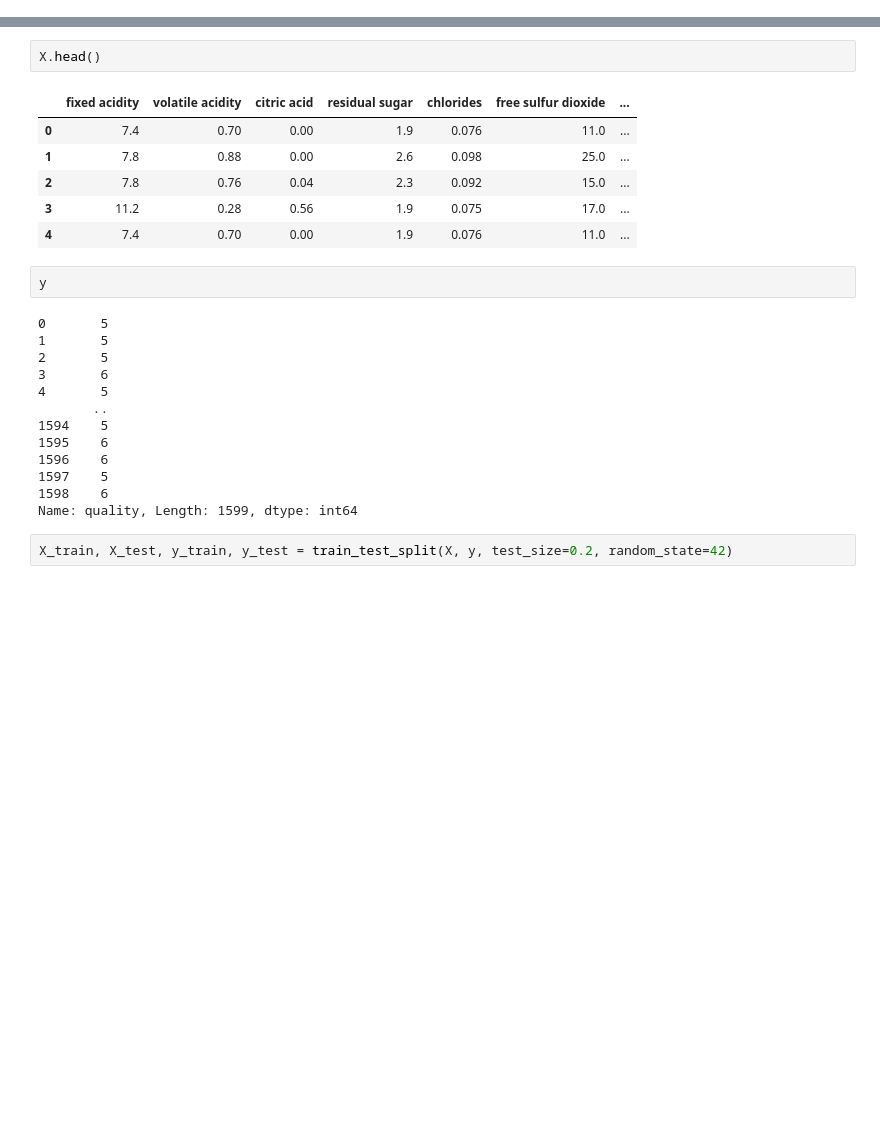
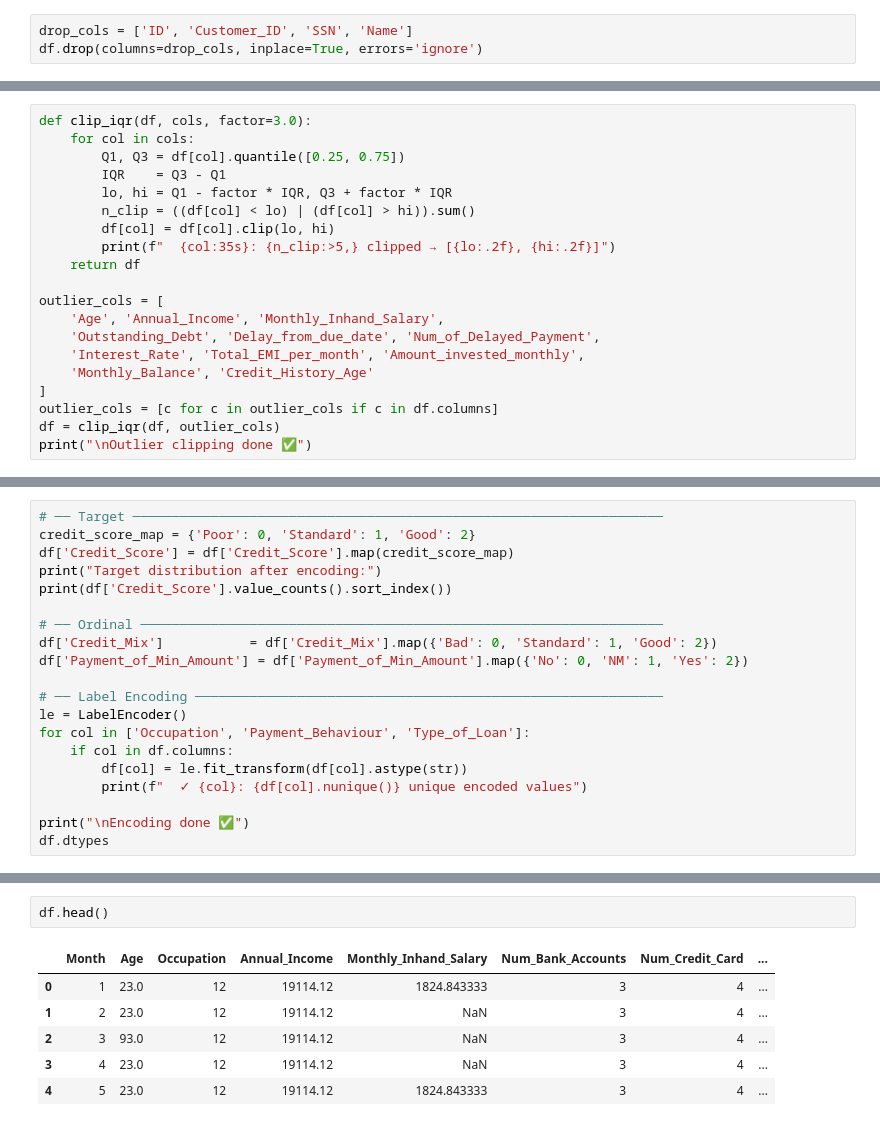
Before and after one commit to adesaputraa12/credit-scoring-Project, a Jupyter notebook: research/Expriement.ipynb, the cells around one changed output, grey strips where cells are left out. Saved outputs shown, nothing was run; the diff lists cells and outputs as text; blank space fills up the shorter version.

```diff
--- a/research/Expriement.ipynb
+++ b/research/Expriement.ipynb
@@ -76,0 +97,3 @@ y = df["quality"]
+# %%
+drop_cols = ['ID', 'Customer_ID', 'SSN', 'Name']
+df.drop(columns=drop_cols, inplace=True, errors='ignore')
@@ -76,0 +347,20 @@ y = df["quality"]
+# %%
+def clip_iqr(df, cols, factor=3.0):
+    for col in cols:
+        Q1, Q3 = df[col].quantile([0.25, 0.75])
+        IQR    = Q3 - Q1
+        lo, hi = Q1 - factor * IQR, Q3 + factor * IQR
+        n_clip = ((df[col] < lo) | (df[col] > hi)).sum()
+        df[col] = df[col].clip(lo, hi)
+        print(f"  {col:35s}: {n_clip:>5,} clipped → [{lo:.2f}, {hi:.2f}]")
+    return df
+
+outlier_cols = [
+    'Age', 'Annual_Income', 'Monthly_Inhand_Salary',
+    'Outstanding_Debt', 'Delay_from_due_date', 'Num_of_Delayed_Payment',
+    'Interest_Rate', 'Total_EMI_per_month', 'Amount_invested_monthly',
+    'Monthly_Balance', 'Credit_History_Age'
+]
+outlier_cols = [c for c in outlier_cols if c in df.columns]
+df = clip_iqr(df, outlier_cols)
+print("\nOutlier clipping done ✅")
@@ -76,0 +381,20 @@ y = df["quality"]
+# %%
+# ── Target ────────────────────────────────────────────────────────────────────
+credit_score_map = {'Poor': 0, 'Standard': 1, 'Good': 2}
+df['Credit_Score'] = df['Credit_Score'].map(credit_score_map)
+print("Target distribution after encoding:")
+print(df['Credit_Score'].value_counts().sort_index())
+
+# ── Ordinal ───────────────────────────────────────────────────────────────────
+df['Credit_Mix']           = df['Credit_Mix'].map({'Bad': 0, 'Standard': 1, 'Good': 2})
+df['Payment_of_Min_Amount'] = df['Payment_of_Min_Amount'].map({'No': 0, 'NM': 1, 'Yes': 2})
+
+# ── Label Encoding ────────────────────────────────────────────────────────────
+le = LabelEncoder()
+for col in ['Occupation', 'Payment_Behaviour', 'Type_of_Loan']:
+    if col in df.columns:
+        df[col] = le.fit_transform(df[col].astype(str))
+        print(f"  ✓ {col}: {df[col].nunique()} unique encoded values")
+
+print("\nEncoding done ✅")
+df.dtypes
@@ -77,26 +430,9 @@ y = df["quality"]
 # %%
-X.head()
+df.head()
 # %% [output]
-|  | fixed acidity | volatile acidity | citric acid | residual sugar | chlorides | free sulfur dioxide | ... |
-| 0 | 7.4 | 0.70 | 0.00 | 1.9 | 0.076 | 11.0 | ... |
-| 1 | 7.8 | 0.88 | 0.00 | 2.6 | 0.098 | 25.0 | ... |
-| 2 | 7.8 | 0.76 | 0.04 | 2.3 | 0.092 | 15.0 | ... |
-| 3 | 11.2 | 0.28 | 0.56 | 1.9 | 0.075 | 17.0 | ... |
-| 4 | 7.4 | 0.70 | 0.00 | 1.9 | 0.076 | 11.0 | ... |
+|  | Month | Age | Occupation | Annual_Income | Monthly_Inhand_Salary | Num_Bank_Accounts | Num_Credit_Card | ... |
+| 0 | 1 | 23.0 | 12 | 19114.12 | 1824.843333 | 3 | 4 | ... |
+| 1 | 2 | 23.0 | 12 | 19114.12 | NaN | 3 | 4 | ... |
+| 2 | 3 | 93.0 | 12 | 19114.12 | NaN | 3 | 4 | ... |
+| 3 | 4 | 23.0 | 12 | 19114.12 | NaN | 3 | 4 | ... |
+| 4 | 5 | 23.0 | 12 | 19114.12 | 1824.843333 | 3 | 4 | ... |
-# %%
-y
-# %% [output]
-0       5
-1       5
-2       5
-3       6
-4       5
-       ..
-1594    5
-1595    6
-1596    6
-1597    5
-1598    6
-Name: quality, Length: 1599, dtype: int64
-# %%
-X_train, X_test, y_train, y_test = train_test_split(X, y, test_size=0.2, random_state=42)
```
Also changed, not shown: parts of 36 cells of this notebook, 29 other files.
